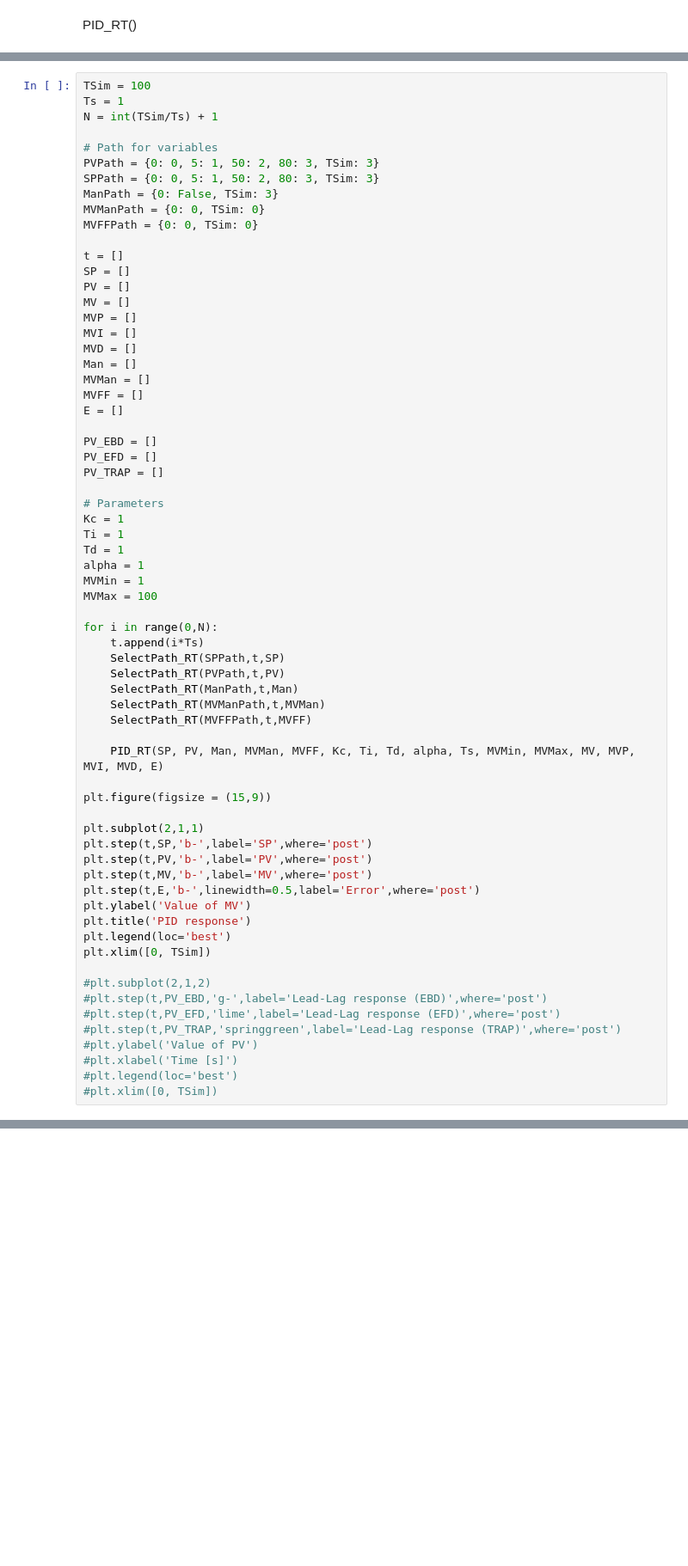
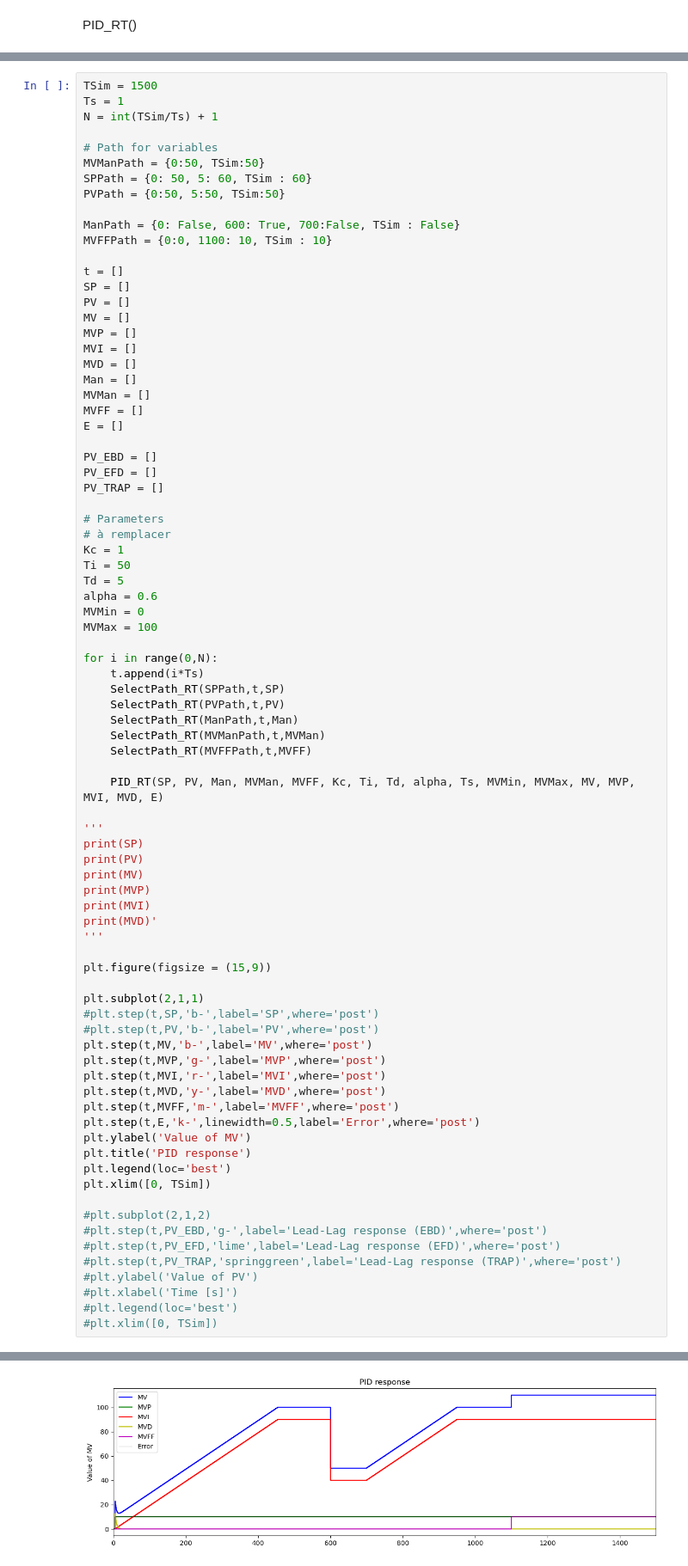
Before and after one commit to hctel/TCLab_software_V4, a Jupyter notebook: package_LAB.ipynb, the cells around one changed output, grey strips where cells are left out. Shown at 86% size. Saved outputs shown, nothing was run; the diff lists cells and outputs as text; blank space fills up the shorter version.

Commit message:
Path scenario ok

```diff
--- a/package_LAB.ipynb
+++ b/package_LAB.ipynb
@@ -94,16 +112,17 @@ PID_RT(SP, PV, Man, MVMan, MVFF, Kc, Ti, Td, alpha, Ts, MVMin, MVMax, MV, MVP, M
     The appended values are based on the PID algorithm, the controller mode, and feedforward.
     Note that saturation of "MV" within the limits [MVMin MVMax] is implemented with anti wind-up.
 # %%
-TSim = 100
+TSim = 1500
 Ts = 1
 N = int(TSim/Ts) + 1
 
 # Path for variables
-PVPath = {0: 0, 5: 1, 50: 2, 80: 3, TSim: 3}
-SPPath = {0: 0, 5: 1, 50: 2, 80: 3, TSim: 3}
-ManPath = {0: False, TSim: 3}
-MVManPath = {0: 0, TSim: 0}
-MVFFPath = {0: 0, TSim: 0}
+MVManPath = {0:50, TSim:50}
+SPPath = {0: 50, 5: 60, TSim : 60}
+PVPath = {0:50, 5:50, TSim:50}
+
+ManPath = {0: False, 600: True, 700:False, TSim : False}
+MVFFPath = {0:0, 1100: 10, TSim : 10}
 
 t = []
 SP = []
@@ -122,11 +141,12 @@ PV_EFD = []
 PV_TRAP = []
 
 # Parameters
+# à remplacer
 Kc = 1
-Ti = 1
-Td = 1
-alpha = 1
-MVMin = 1
+Ti = 50
+Td = 5
+alpha = 0.6
+MVMin = 0
 MVMax = 100
 
 for i in range(0,N):
@@ -139,13 +159,26 @@ for i in range(0,N):
 
     PID_RT(SP, PV, Man, MVMan, MVFF, Kc, Ti, Td, alpha, Ts, MVMin, MVMax, MV, MVP, MVI, MVD, E)
 
+'''
+print(SP)
+print(PV)
+print(MV)
+print(MVP)
+print(MVI)
+print(MVD)'
+'''
+
 plt.figure(figsize = (15,9))
 
 plt.subplot(2,1,1)
-plt.step(t,SP,'b-',label='SP',where='post')
-plt.step(t,PV,'b-',label='PV',where='post')
+#plt.step(t,SP,'b-',label='SP',where='post')
+#plt.step(t,PV,'b-',label='PV',where='post')
 plt.step(t,MV,'b-',label='MV',where='post')
-plt.step(t,E,'b-',linewidth=0.5,label='Error',where='post')
+plt.step(t,MVP,'g-',label='MVP',where='post')
+plt.step(t,MVI,'r-',label='MVI',where='post')
+plt.step(t,MVD,'y-',label='MVD',where='post')
+plt.step(t,MVFF,'m-',label='MVFF',where='post')
+plt.step(t,E,'k-',linewidth=0.5,label='Error',where='post')
 plt.ylabel('Value of MV')
 plt.title('PID response')
 plt.legend(loc='best')
@@ -159,3 +192,4 @@ plt.xlim([0, TSim])
 #plt.xlabel('Time [s]')
 #plt.legend(loc='best')
 #plt.xlim([0, TSim])
+# %% [output]
@@ -161,0 +197 @@ plt.xlim([0, TSim])
+[figure, added]
```
Also changed, not shown: parts of 2 cells of this notebook, 1 other file.
